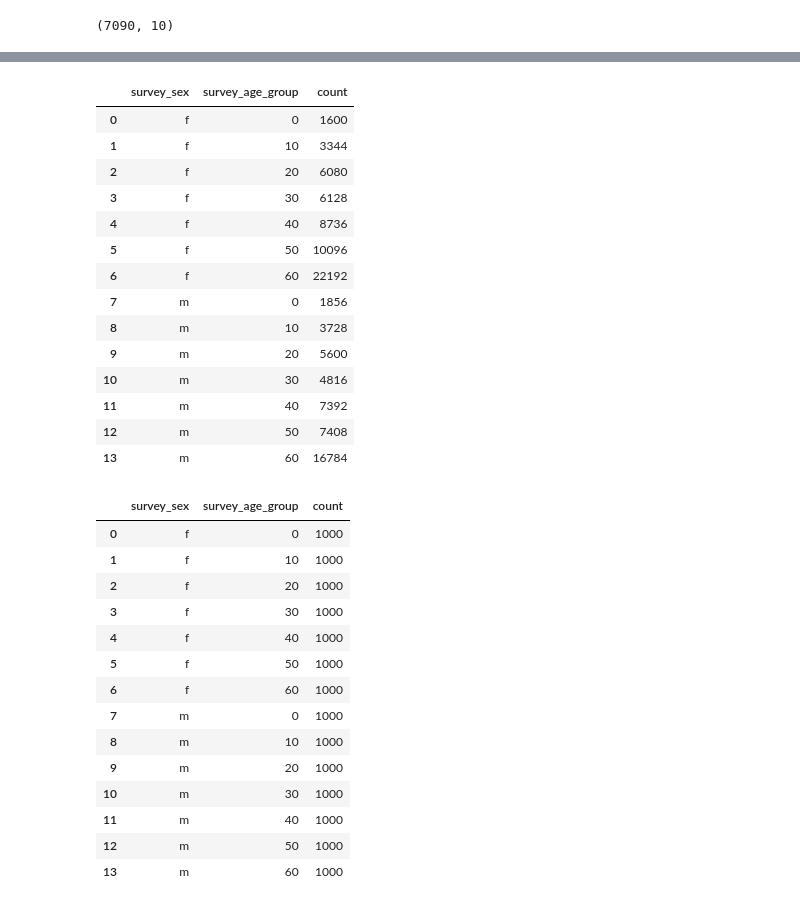
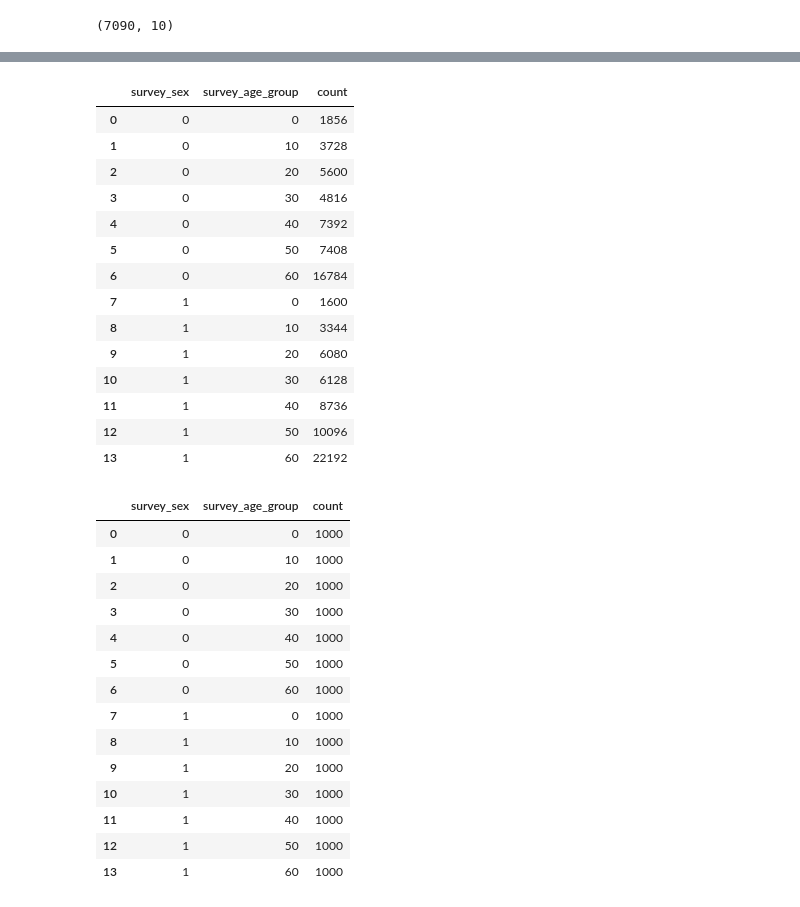
Before and after one commit to metaego/Our-family-pharmacist, a Jupyter notebook: data_processing/dummy_data_for_survey.ipynb, the cells around one changed output, grey strips where cells are left out. Saved outputs shown, nothing was run; the diff lists cells and outputs as text; code cells hidden in the pictures.

Commit message:
fix : update survey_sex, survey_age_group column's value for DB

```diff
--- a/data_processing/dummy_data_for_survey.ipynb
+++ b/data_processing/dummy_data_for_survey.ipynb
@@ -368,7 +371,7 @@ def create_user_profile_data(df, id_fam_col, sex_col, age_col):
     # df['profile_id'] = range(1, len(df) + 1)
 
     # 성별 컬럼 생성
-    df['survey_sex'] = df[sex_col].apply(lambda x: 'm' if x == 1 else 'f')
+    df['survey_sex'] = df[sex_col].apply(lambda x: 0 if x == 1 else 1) # 1 : 남성을 의미하는 0, 2: 여성을 의미하는 1
 
     # 연령대 컬럼 생성
     # 6세 미만 영유아에 해당하는 행 제거
@@ -466,49 +469,49 @@ fam_df = concat_copy_df(fam_df, 5)
 fam_df.groupby(['survey_sex', 'survey_age_group']).size().reset_index(name='count')
 # %% [output]
 |  | survey_sex | survey_age_group | count |
-| 0 | f | 0 | 1600 |
-| 1 | f | 10 | 3344 |
-| 2 | f | 20 | 6080 |
-| 3 | f | 30 | 6128 |
-| 4 | f | 40 | 8736 |
-| 5 | f | 50 | 10096 |
-| 6 | f | 60 | 22192 |
-| 7 | m | 0 | 1856 |
-| 8 | m | 10 | 3728 |
-| 9 | m | 20 | 5600 |
-| 10 | m | 30 | 4816 |
-| 11 | m | 40 | 7392 |
-| 12 | m | 50 | 7408 |
-| 13 | m | 60 | 16784 |
+| 0 | 0 | 0 | 1856 |
+| 1 | 0 | 10 | 3728 |
+| 2 | 0 | 20 | 5600 |
+| 3 | 0 | 30 | 4816 |
+| 4 | 0 | 40 | 7392 |
+| 5 | 0 | 50 | 7408 |
+| 6 | 0 | 60 | 16784 |
+| 7 | 1 | 0 | 1600 |
+| 8 | 1 | 10 | 3344 |
+| 9 | 1 | 20 | 6080 |
+| 10 | 1 | 30 | 6128 |
+| 11 | 1 | 40 | 8736 |
+| 12 | 1 | 50 | 10096 |
+| 13 | 1 | 60 | 22192 |
 # %%
 # dummy_survey_df와 매칭할 수 있게 성별 및 연령대 별 1000개씩의 샘플만 갖도록 인덱싱
-sex_labels = ['m', 'f']
+sex_labels = [0, 1]
 age_group_labels = [0, 10, 20, 30, 40, 50, 60]
 
 new_fam_df = pd.DataFrame(columns=fam_df.columns.tolist())
 
 for sex_label in sex_labels:
     for age_group_label in age_group_labels:
         label = fam_df.loc[(fam_df['survey_sex'] == sex_label) & (fam_df['survey_age_group'] == age_group_label)]
         new_fam_df = pd.concat([new_fam_df, label[:1000]], axis=0, ignore_index=True)
 
 new_fam_df.groupby(['survey_sex', 'survey_age_group']).size().reset_index(name='count')
 # %% [output]
 |  | survey_sex | survey_age_group | count |
-| 0 | f | 0 | 1000 |
-| 1 | f | 10 | 1000 |
-| 2 | f | 20 | 1000 |
-| 3 | f | 30 | 1000 |
-| 4 | f | 40 | 1000 |
-| 5 | f | 50 | 1000 |
-| 6 | f | 60 | 1000 |
-| 7 | m | 0 | 1000 |
-| 8 | m | 10 | 1000 |
-| 9 | m | 20 | 1000 |
-| 10 | m | 30 | 1000 |
-| 11 | m | 40 | 1000 |
-| 12 | m | 50 | 1000 |
-| 13 | m | 60 | 1000 |
+| 0 | 0 | 0 | 1000 |
+| 1 | 0 | 10 | 1000 |
+| 2 | 0 | 20 | 1000 |
+| 3 | 0 | 30 | 1000 |
+| 4 | 0 | 40 | 1000 |
+| 5 | 0 | 50 | 1000 |
+| 6 | 0 | 60 | 1000 |
+| 7 | 1 | 0 | 1000 |
+| 8 | 1 | 10 | 1000 |
+| 9 | 1 | 20 | 1000 |
+| 10 | 1 | 30 | 1000 |
+| 11 | 1 | 40 | 1000 |
+| 12 | 1 | 50 | 1000 |
+| 13 | 1 | 60 | 1000 |
 # %%
 # profile_id 추가
 new_fam_df.sort_values(by=['user_id'], ignore_index=True, inplace=True)
```
Also changed, not shown: parts of 24 cells of this notebook, 4 other files.
